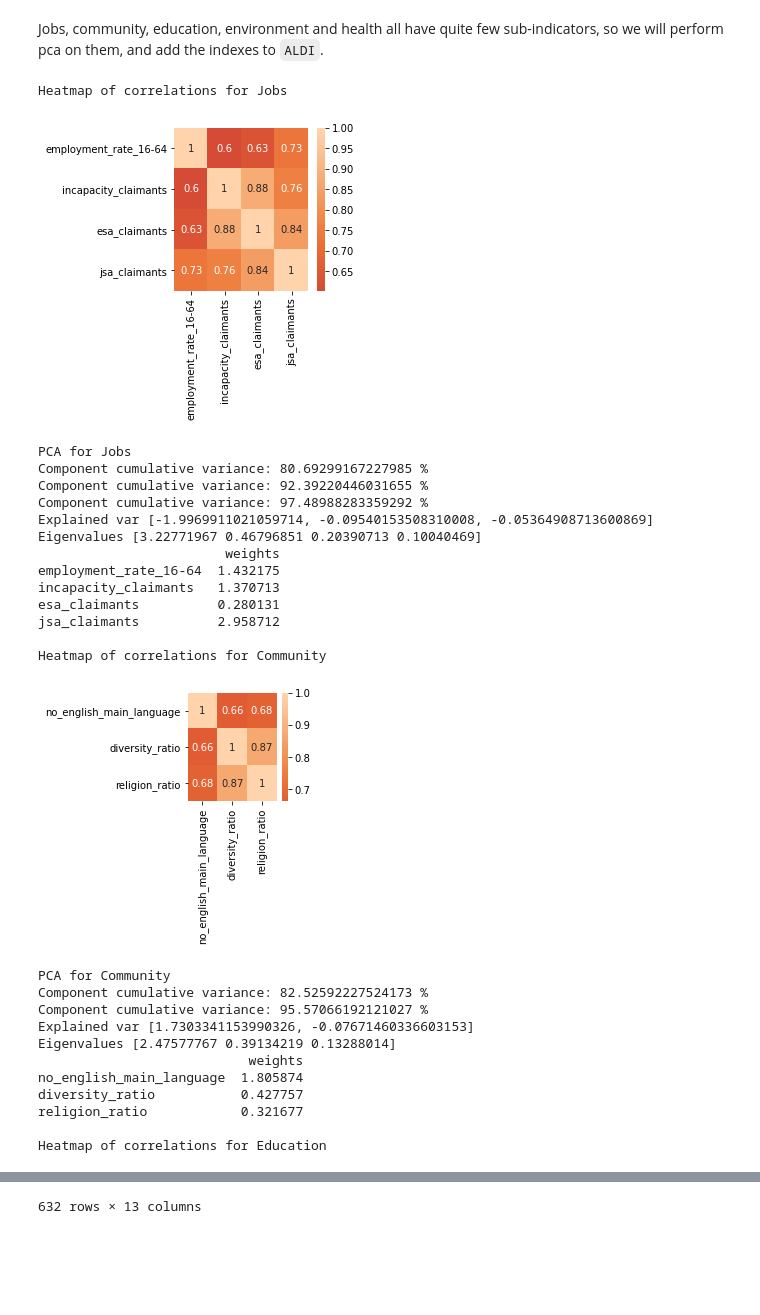
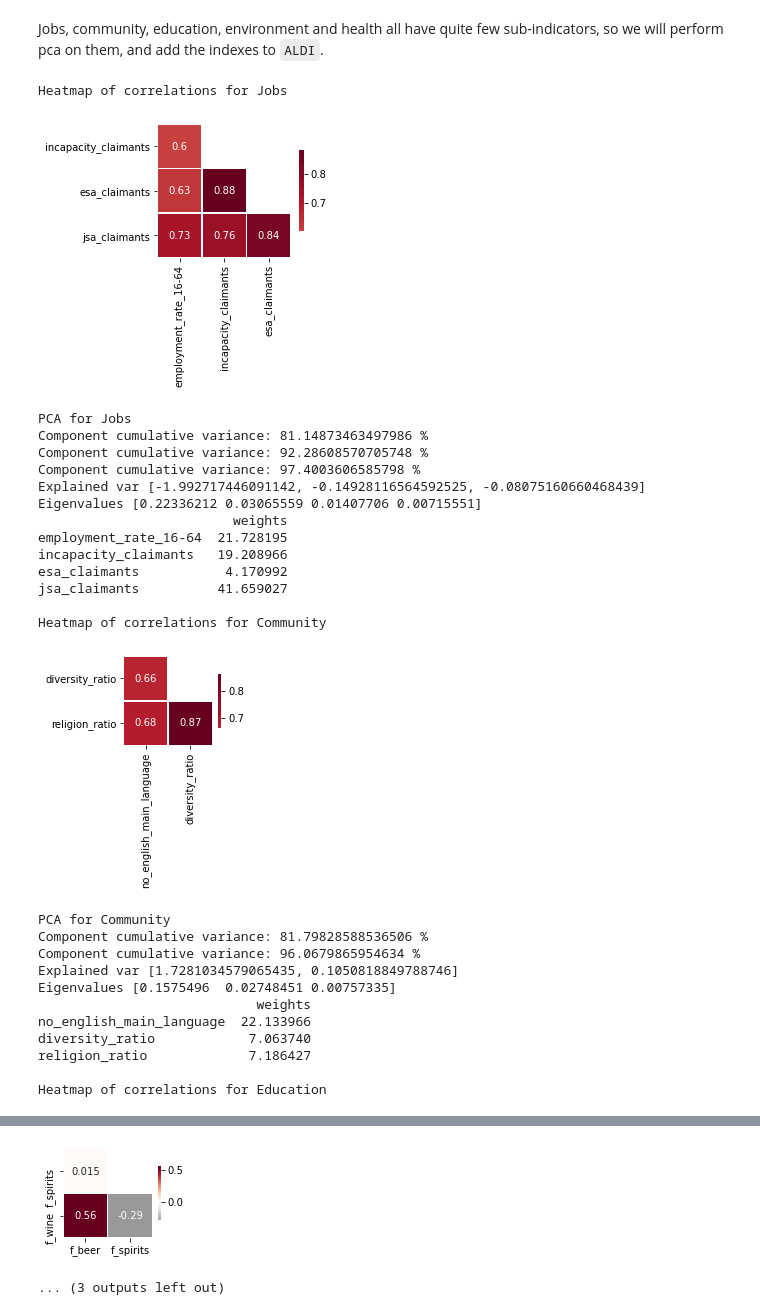
Before and after one commit to epfl-ada/ada-2020-project-milestone-p3-p3_datasurferz, a Jupyter notebook: p4.ipynb, the cells around one changed output, grey strips where cells are left out. Saved outputs shown, nothing was run; the diff lists cells and outputs as text; code cells hidden in the pictures; blank space fills up the shorter version.

```diff
--- a/p4.ipynb
+++ b/p4.ipynb
@@ -633,10 +694,23 @@ foods.head(3)
+# %%
+column_names = ['area_id', 'f_beer', 'f_spirits', 'f_wine' ]
+alcohol = pd.DataFrame(data=master_data["foods"],columns=column_names)
+
+alcohol = alcohol.merge(jobs, on='area_id', how='inner') #to obtain the same size as the other dataframes
+alcohol = alcohol[column_names]
+# %%
+#normalize the data by rescaling
+alcohol = normalize(alcohol, norm)
+
+# Unfortunately we also have to inverse all the alcohol categories
+
+alcohol = inverse(alcohol)
 # %% [markdown]
 Now, we store all these indicators in a dictionary to easily access them:
 # %%
 meta_data_indicators = {'Housing': housing, 'Income': income, 'Jobs': jobs, 'Community': community,
                        'Education': education, 'Environment': environment, 'Civic':civic,
                        'Health': health, 'Life_Satisfaction': life_satisfaction, 'Safety': safety,
-                       'Work_Life_Balance': work_life_balance, 'Foods':foods}
+                       'Work_Life_Balance': work_life_balance, 'Foods':foods, 'Alcohol' : alcohol}
 # %%
 #Now we need to figure out how to score each indicator
 # %%
@@ -670,12 +749,22 @@ First a function to show heatmaps of correlation
 # %%
-def correlations_heatmap(df) :
+def correlations_heatmap(df, output_corr = False) :
     X = df.loc[:, df.columns != 'area_id']
     if 'Names' in X.columns:
         X = X.loc[:, X.columns != 'Names']
     n = round(X.shape[1]/1.3)
     correlations = X.corr()
+
+
+    correlations = correlations.drop(correlations.index[0])
+    correlations = correlations.drop(correlations.columns[correlations.shape[1]-1],axis = 1)
+
+    mask = np.zeros_like(correlations, dtype=np.bool)
+    mask[np.triu_indices_from(mask)] = True
+    mask[np.diag_indices_from(mask)] = False
     fig, ax = plt.subplots(figsize=(n,n))
-    sns.heatmap(correlations, annot=True, ax=ax, center = 0)
+    colors = sns.color_palette('RdGy_r',as_cmap=True)#RdGy_r
+    sns.heatmap(correlations,mask=mask, annot=True, cmap = colors,ax=ax,
+                center = 0,square=True, linewidths=.5, cbar_kws={"shrink": .5})
     plt.show()
-    return correlations
+    if output_corr : return correlations
 # %% [markdown]
@@ -801,41 +908,41 @@ ALDI =  ALDI.rename(columns={'median_income' : 'Income', 'how_satisfied_are_you_
 # %% [markdown]
 Jobs, community, education, environment and health  all have quite few sub-indicators, so we will perform pca on them, and add the indexes to `ALDI`.
 # %%
-for cat in ['Jobs','Community','Education', 'Environment', 'Health']:
+for cat in ['Jobs','Community','Education', 'Environment', 'Health','Alcohol']:
     print('\nHeatmap of correlations for', cat)
     corr = correlations_heatmap(meta_data_indicators[cat])
     print('PCA for', cat)
     weights = calculate_weights(meta_data_indicators[cat])
     index = calculate_index_for_df(meta_data_indicators[cat],weights )
     ALDI = ALDI.assign(new = index.i)
     ALDI =  ALDI.rename(columns={'new' : cat})
     print(weights)
 ALDI
 # %% [output]
 Heatmap of correlations for Jobs
-[figure, old version]
+[figure, new version]
 PCA for Jobs
-Component cumulative variance: 80.69299167227985 %
-Component cumulative variance: 92.39220446031655 %
-Component cumulative variance: 97.48988283359292 %
-Explained var [-1.9969911021059714, -0.09540153508310008, -0.05364908713600869]
-Eigenvalues [3.22771967 0.46796851 0.20390713 0.10040469]
-                        weights
-employment_rate_16-64  1.432175
-incapacity_claimants   1.370713
-esa_claimants          0.280131
-jsa_claimants          2.958712
+Component cumulative variance: 81.14873463497986 %
+Component cumulative variance: 92.28608570705748 %
+Component cumulative variance: 97.4003606585798 %
+Explained var [-1.992717446091142, -0.14928116564592525, -0.08075160660468439]
+Eigenvalues [0.22336212 0.03065559 0.01407706 0.00715551]
+                         weights
+employment_rate_16-64  21.728195
+incapacity_claimants   19.208966
+esa_claimants           4.170992
+jsa_claimants          41.659027
 
 Heatmap of correlations for Community
-[figure, old version]
+[figure, new version]
 PCA for Community
-Component cumulative variance: 82.52592227524173 %
-Component cumulative variance: 95.57066192121027 %
-Explained var [1.7303341153990326, -0.07671460336603153]
-Eigenvalues [2.47577767 0.39134219 0.13288014]
-                           weights
-no_english_main_language  1.805874
-diversity_ratio           0.427757
-religion_ratio            0.321677
+Component cumulative variance: 81.79828588536506 %
+Component cumulative variance: 96.0679865954634 %
+Explained var [1.7281034579065435, 0.1050818849788746]
+Eigenvalues [0.1575496  0.02748451 0.00757335]
+                            weights
+no_english_main_language  22.133966
+diversity_ratio            7.063740
+religion_ratio             7.186427
 
 Heatmap of correlations for Education
@@ -892,4 +989,5 @@ people_with_bad_health_percent  1.226193
+[figure, added]
-632 rows × 13 columns
+... (3 outputs left out)
 # %%
 ALDI.shape
 # %% [output]
```
Also changed, not shown: parts of 72 cells of this notebook, 1 other file.
